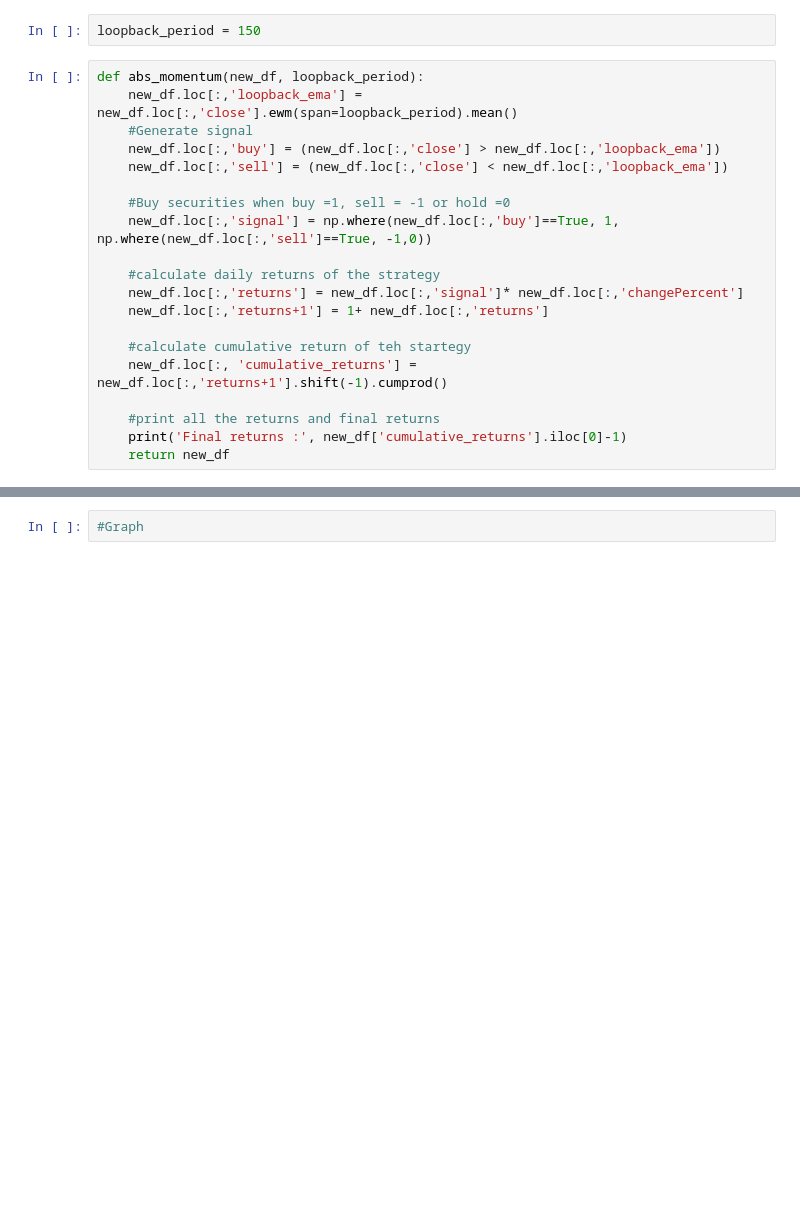
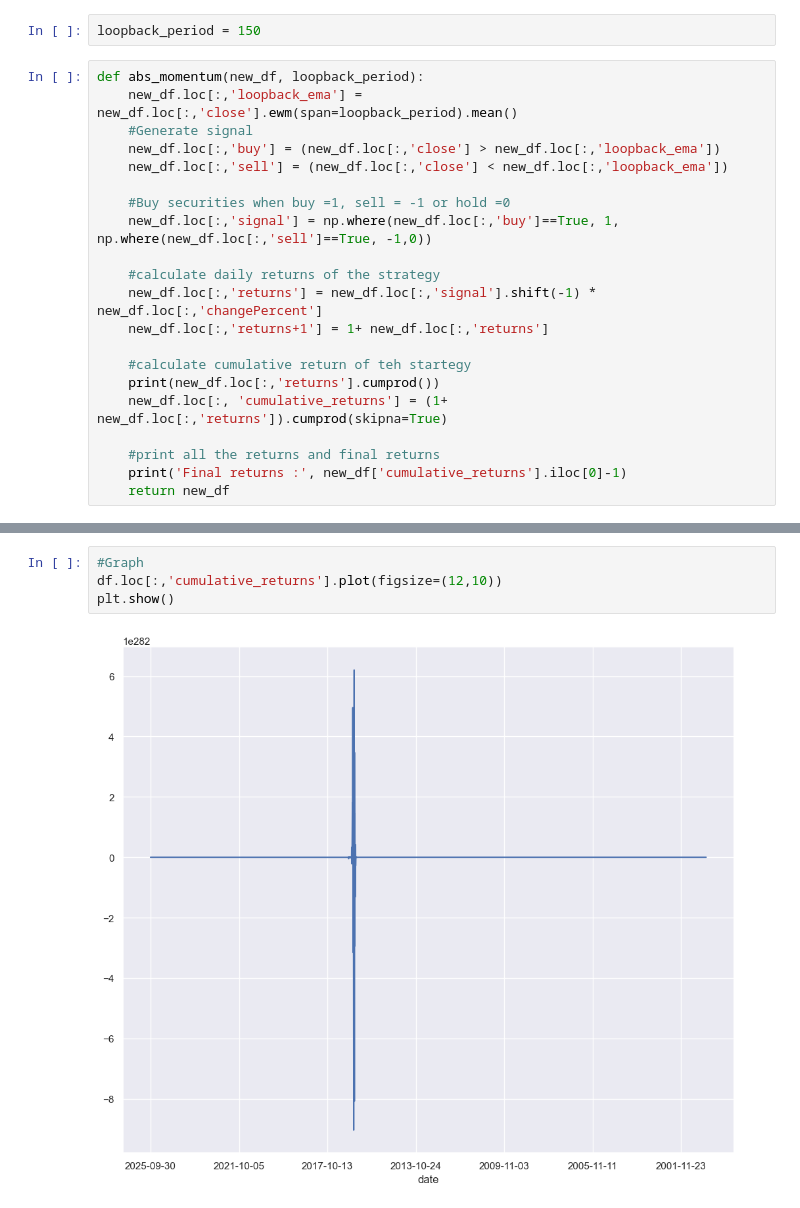
Before and after one commit to shaliniscode/stock_analysis, a Jupyter notebook: Absolute Momentum.ipynb, the cells around one changed output, grey strips where cells are left out. Cells and saved outputs as stored; diff of their text form; blank space fills up the shorter version.

```diff
--- a/Absolute Momentum.ipynb
+++ b/Absolute Momentum.ipynb
@@ -97,11 +97,12 @@ def abs_momentum(new_df, loopback_period):
     new_df.loc[:,'signal'] = np.where(new_df.loc[:,'buy']==True, 1, np.where(new_df.loc[:,'sell']==True, -1,0))
 
     #calculate daily returns of the strategy
-    new_df.loc[:,'returns'] = new_df.loc[:,'signal']* new_df.loc[:,'changePercent']
+    new_df.loc[:,'returns'] = new_df.loc[:,'signal'].shift(-1) * new_df.loc[:,'changePercent']
     new_df.loc[:,'returns+1'] = 1+ new_df.loc[:,'returns']
 
     #calculate cumulative return of teh startegy
-    new_df.loc[:, 'cumulative_returns'] = new_df.loc[:,'returns+1'].shift(-1).cumprod()
+    print(new_df.loc[:,'returns'].cumprod())
+    new_df.loc[:, 'cumulative_returns'] = (1+ new_df.loc[:,'returns']).cumprod(skipna=True)
 
     #print all the returns and final returns
     print('Final returns :', new_df['cumulative_returns'].iloc[0]-1)
@@ -123,2 +177,6 @@ df.head(5)
 # %%
 #Graph
+df.loc[:,'cumulative_returns'].plot(figsize=(12,10))
+plt.show()
+# %% [output]
+[figure, added]
```
Also changed, not shown: parts of 9 cells of this notebook, 1 other file.
